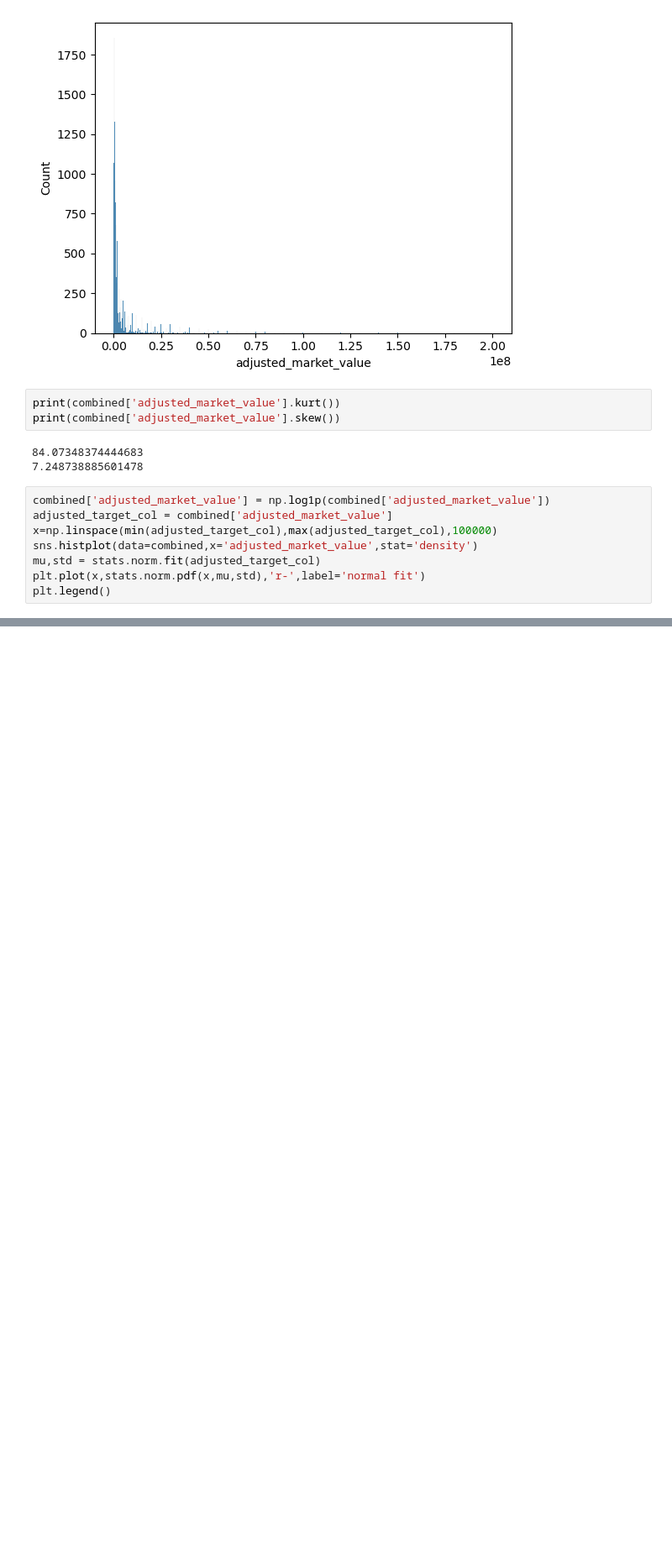
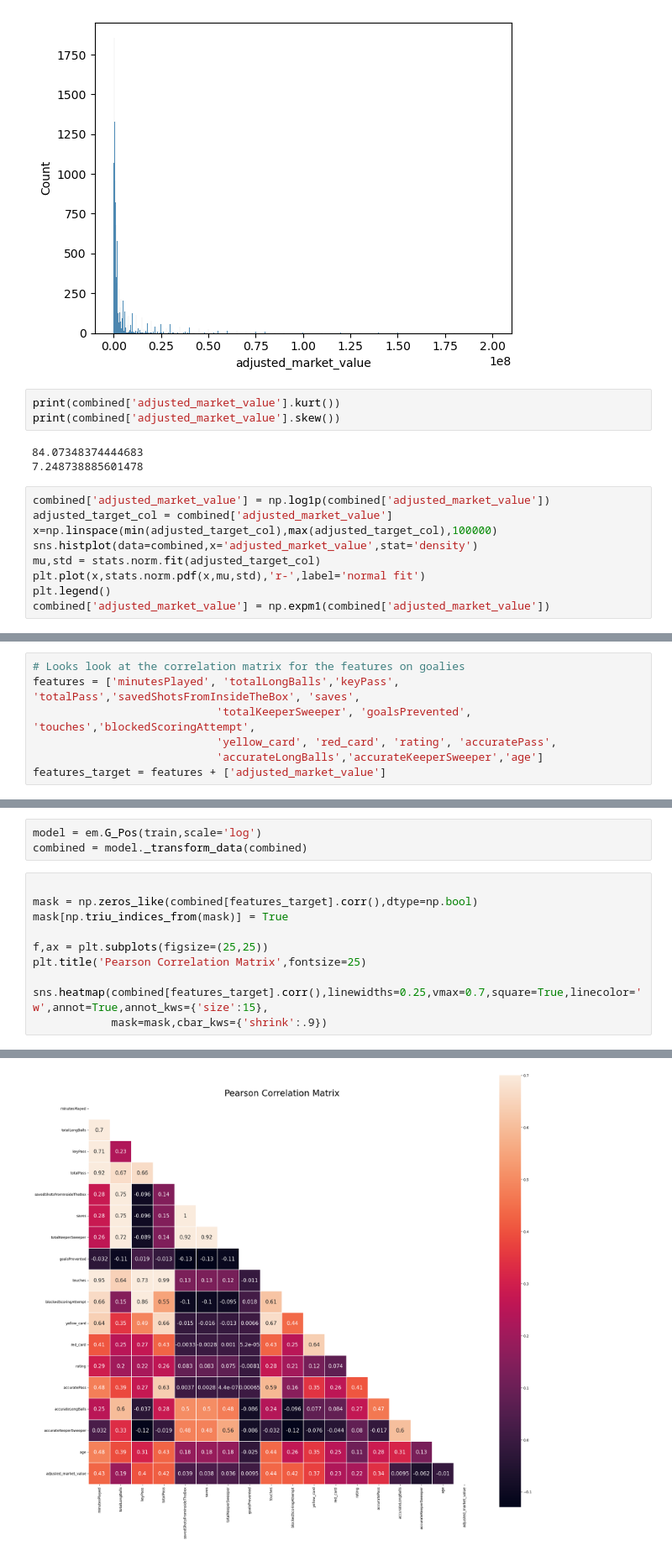
Before and after one commit to shadtome/Score-data, a Jupyter notebook: EDA/train_EDA/pictures.ipynb, the cells around one changed output, grey strips where cells are left out. Shown at 84% size. Drawn from its saved outputs; the diff is of its cells as text; blank space fills up the shorter version.

```diff
--- a/EDA/train_EDA/pictures.ipynb
+++ b/EDA/train_EDA/pictures.ipynb
@@ -44,4 +44,5 @@ sns.histplot(data=combined,x='adjusted_market_value',stat='density')
 mu,std = stats.norm.fit(adjusted_target_col)
 plt.plot(x,stats.norm.pdf(x,mu,std),'r-',label='normal fit')
 plt.legend()
+combined['adjusted_market_value'] = np.expm1(combined['adjusted_market_value'])
 # %% [output]
@@ -49 +49,8 @@ plt.legend()
 [figure]
+# %%
+# Looks look at the correlation matrix for the features on goalies
+features = ['minutesPlayed', 'totalLongBalls','keyPass', 'totalPass','savedShotsFromInsideTheBox', 'saves',
+                            'totalKeeperSweeper', 'goalsPrevented', 'touches','blockedScoringAttempt',
+                            'yellow_card', 'red_card', 'rating', 'accuratePass',
+                            'accurateLongBalls','accurateKeeperSweeper','age']
+features_target = features + ['adjusted_market_value']
@@ -49,0 +68,14 @@ plt.legend()
+# %%
+model = em.G_Pos(train,scale='log')
+combined = model._transform_data(combined)
+# %%
+
+mask = np.zeros_like(combined[features_target].corr(),dtype=np.bool)
+mask[np.triu_indices_from(mask)] = True
+
+f,ax = plt.subplots(figsize=(25,25))
+plt.title('Pearson Correlation Matrix',fontsize=25)
+
+sns.heatmap(combined[features_target].corr(),linewidths=0.25,vmax=0.7,square=True,linecolor='w',annot=True,annot_kws={'size':15},
+            mask=mask,cbar_kws={'shrink':.9})
+# %% [output]
@@ -49,0 +83 @@ plt.legend()
+[figure, added]
```
Also changed, not shown: parts of 11 cells of this notebook, 9 other files.
